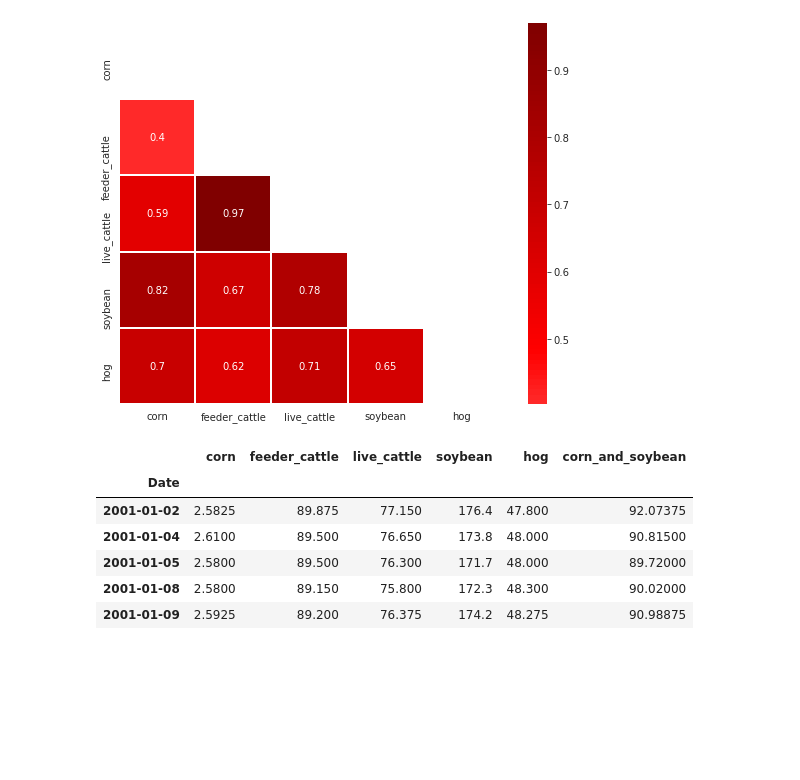
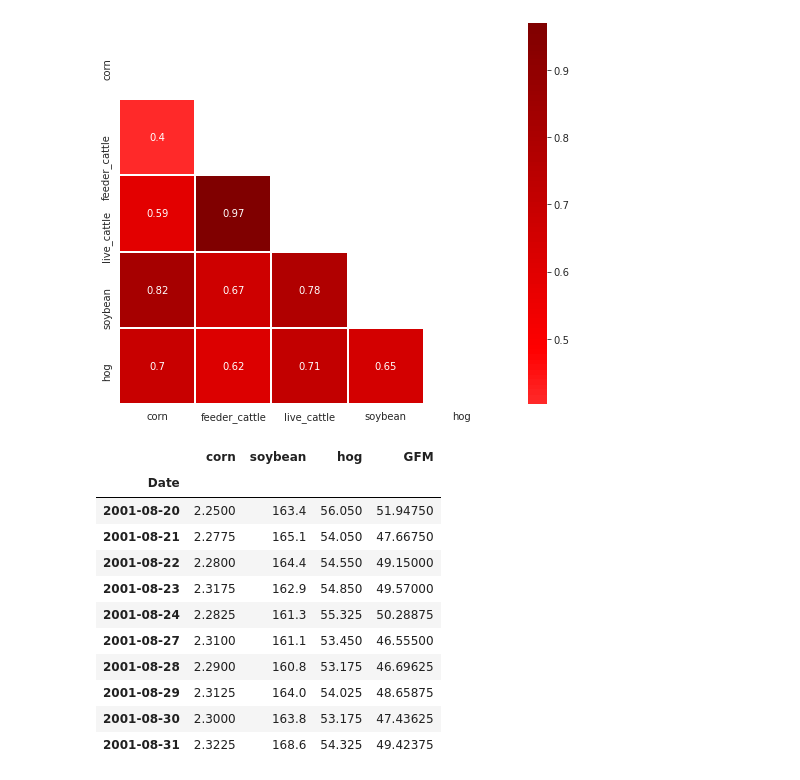
Before and after one commit to amack56/Project_2, a Jupyter notebook: Code/antonio.ipynb, the cells around one changed output. Saved outputs shown, nothing was run; the diff lists cells and outputs as text; code cells hidden in the pictures; blank space fills up the shorter version.

```diff
--- a/Code/antonio.ipynb
+++ b/Code/antonio.ipynb
@@ -62,17 +62,34 @@ with sns.axes_style("white"):
     ax = sns.heatmap(corrM, mask=mask, center=0, annot=True, square=True, linewidths=1, cmap="seismic")
 # %% [output]
 [figure]
-# %%
-all_df["corn_and_soybean"] = ((all_df["corn"]*3) + all_df["soybean"]).div(2)
-all_df.head()
-# %% [output]
-|  | corn | feeder_cattle | live_cattle | soybean | hog | corn_and_soybean |
-| Date |  |  |  |  |  |  |
-| 2001-01-02 | 2.5825 | 89.875 | 77.150 | 176.4 | 47.800 | 92.07375 |
-| 2001-01-04 | 2.6100 | 89.500 | 76.650 | 173.8 | 48.000 | 90.81500 |
-| 2001-01-05 | 2.5800 | 89.500 | 76.300 | 171.7 | 48.000 | 89.72000 |
-| 2001-01-08 | 2.5800 | 89.150 | 75.800 | 172.3 | 48.300 | 90.02000 |
-| 2001-01-09 | 2.5925 | 89.200 | 76.375 | 174.2 | 48.275 | 90.98875 |
+# %%
+# all_df["corn_and_soybean"] = ((all_df["corn"]*10) + (all_df["soybean"]*0.75))
+all_df['hog_delta_5'] = all_df["hog"].shift(152)
+all_df['corn_delta_5'] = all_df["corn"].shift(152)
+all_df['soybean_delta_5'] = all_df["soybean"].shift(152)
+all_df = all_df.dropna()
+# Crush Margin = 2 x CME lean hog futures price (5 months
+# from placement) – 0.5 x CME lean hog futures price (5
+# months from placement) – 10 x CME corn futures price (at
+# placement) – 0.075 x CME soybean meal futures price (at
+# placement)
+# GFM t= 2.05 * LH t - WP t-5-(10 * C t-5)-(0.075 * SM t-5)
+all_df["GFM"] = (2.05*all_df["hog"]) - (all_df['hog_delta_5']*0.5) - (10 * all_df['corn_delta_5']) - (0.075 * all_df['soybean_delta_5'])
+all_df = all_df.drop(columns=['feeder_cattle', 'live_cattle', 'hog_delta_5', 'corn_delta_5', 'soybean_delta_5'])
+all_df.head(10)
+# %% [output]
+|  | corn | soybean | hog | GFM |
+| Date |  |  |  |  |
+| 2001-08-20 | 2.2500 | 163.4 | 56.050 | 51.94750 |
+| 2001-08-21 | 2.2775 | 165.1 | 54.050 | 47.66750 |
+| 2001-08-22 | 2.2800 | 164.4 | 54.550 | 49.15000 |
+| 2001-08-23 | 2.3175 | 162.9 | 54.850 | 49.57000 |
+| 2001-08-24 | 2.2825 | 161.3 | 55.325 | 50.28875 |
+| 2001-08-27 | 2.3100 | 161.1 | 53.450 | 46.55500 |
+| 2001-08-28 | 2.2900 | 160.8 | 53.175 | 46.69625 |
+| 2001-08-29 | 2.3125 | 164.0 | 54.025 | 48.65875 |
+| 2001-08-30 | 2.3000 | 163.8 | 53.175 | 47.43625 |
+| 2001-08-31 | 2.3225 | 168.6 | 54.325 | 49.42375 |
 # %%
 all_df.plot(figsize=(20,10));
 # %% [output]
```
Also changed, not shown: parts of 7 cells of this notebook.
